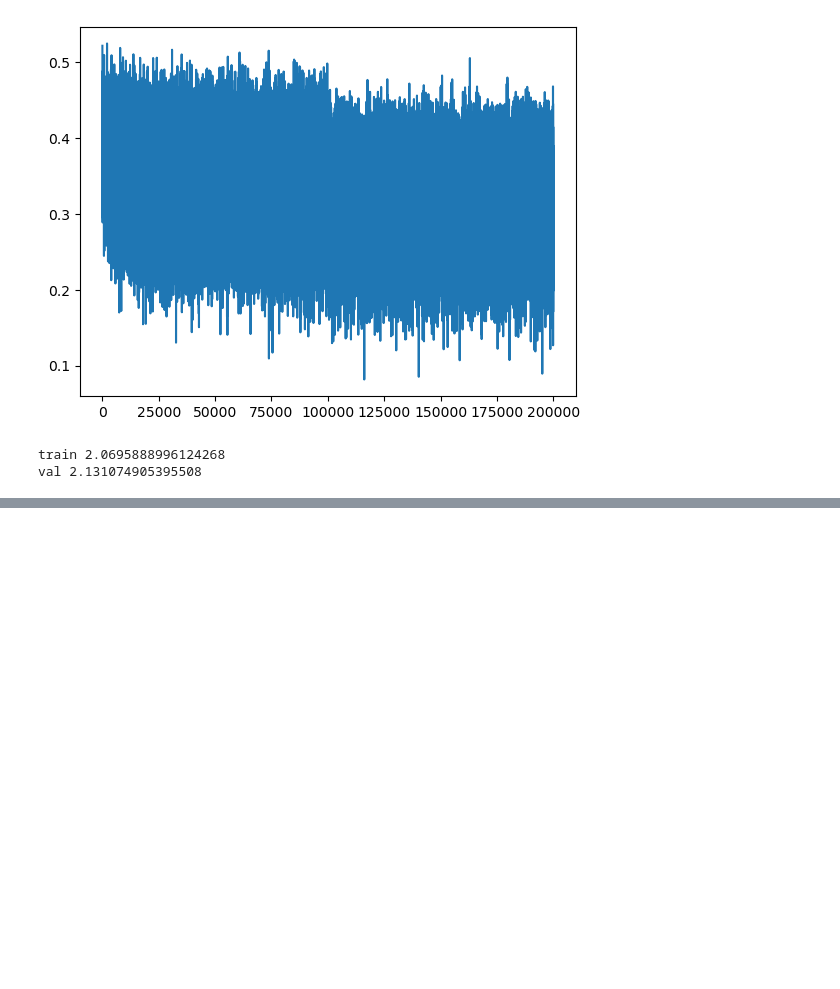
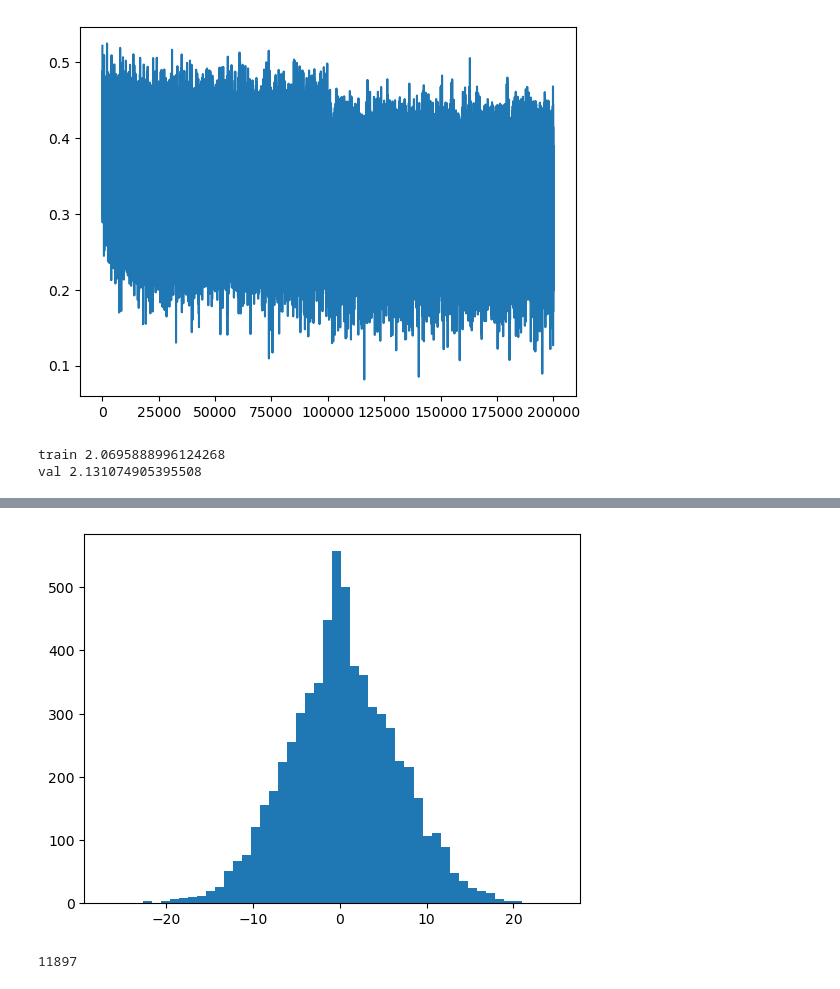
Before and after one commit to royalsanga24/Pytorch-Practice, a Jupyter notebook: MLP-2.ipynb, the cells around one changed output, grey strips where cells are left out. Drawn from its saved outputs; the diff is of its cells as text; code cells hidden in the pictures; blank space fills up the shorter version.

Commit message:
Problem 2 solved

```diff
--- a/MLP-2.ipynb
+++ b/MLP-2.ipynb
@@ -309,0 +316,24 @@ SyntaxError: unterminated string literal (detected at line 2) (4231495222.py, li
+# %%
+plt.hist(hpreact.view(-1).tolist(), 50);
+# %% [output]
+[figure, added]
+# %%
+# Solution to problem 2: hpreact = embcat @ W1 + b1,
+# embcat is uniform gaussian distribution so it is not causing this problem but W1 and b1 are not gaussian and are spread out.
+# So, we multiply W1 and b1 with a small number (0.1 or 0.2 etc) to make them closer to zero
+n_embd = 10 # dimensions of character embedding vectors
+n_hidden = 200 # number of nuerons in hidden layer
+
+g = torch.Generator().manual_seed(2147483647) # for same result reproducibility
+C = torch.randn((vocab_size, n_embd), generator=g)
+W1 = torch.randn((n_embd * block_size, n_hidden), generator = g) * 0.2 # Changed
+b1 = torch.randn(n_hidden, generator = g) * 0.01 # Changed
+W2 = torch.randn((n_hidden, vocab_size), generator = g) * 0.01
+b2 = torch.randn(vocab_size, generator = g) * 0
+
+parameters = [C, W1, b1, W2, b2]
+print(sum(p.nelement() for p in parameters))
+for p in parameters:
+    p.requires_grad = True
+# %% [output]
+11897
```
Also changed, not shown: parts of 3 cells of this notebook.
